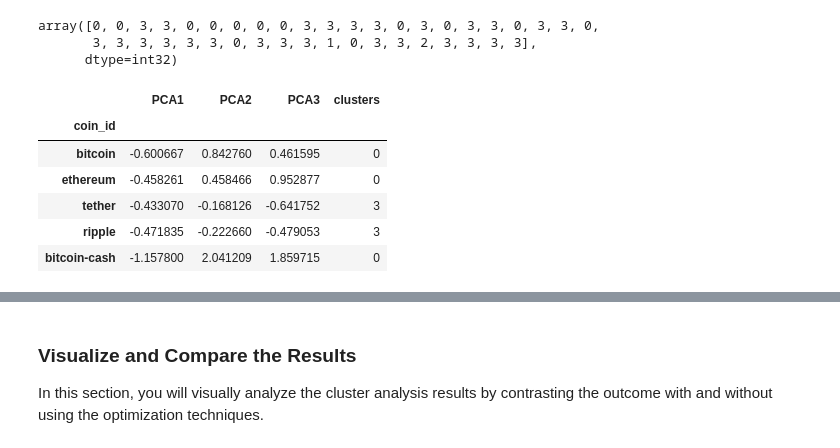
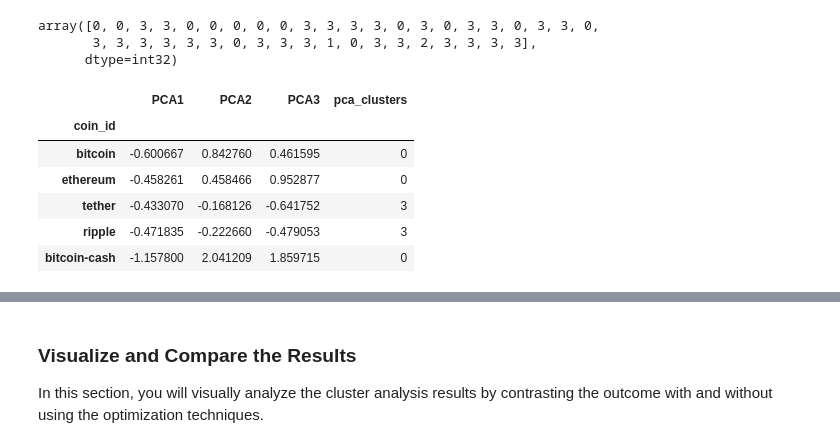
Before and after one commit to christinamberdavis/CryptoClustering, a Jupyter notebook: Crypto_Clustering.ipynb, the cells around one changed output, grey strips where cells are left out. Cells and saved outputs as stored; diff of their text form; code cells hidden in the pictures.

```diff
--- a/Crypto_Clustering.ipynb
+++ b/Crypto_Clustering.ipynb
@@ -345,14 +359,14 @@ array([0, 0, 3, 3, 0, 0, 0, 0, 0, 3, 3, 3, 3, 0, 3, 0, 3, 3, 0, 3, 3, 0,
 # %%
 # Create a copy of the DataFrame with the PCA data
 pca_clusters_df = pca_df.copy()
 
 # Add a new column to the DataFrame with the predicted clusters
-pca_clusters_df['clusters'] = k_4
+pca_clusters_df['pca_clusters'] = k_4
 
 # Display sample data
 pca_clusters_df.head()
 # %% [output]
-|  | PCA1 | PCA2 | PCA3 | clusters |
+|  | PCA1 | PCA2 | PCA3 | pca_clusters |
 | coin_id |  |  |  |  |
 | bitcoin | -0.600667 | 0.842760 | 0.461595 | 0 |
 | ethereum | -0.458261 | 0.458466 | 0.952877 | 0 |
```
Also changed, not shown: parts of 11 cells of this notebook.
